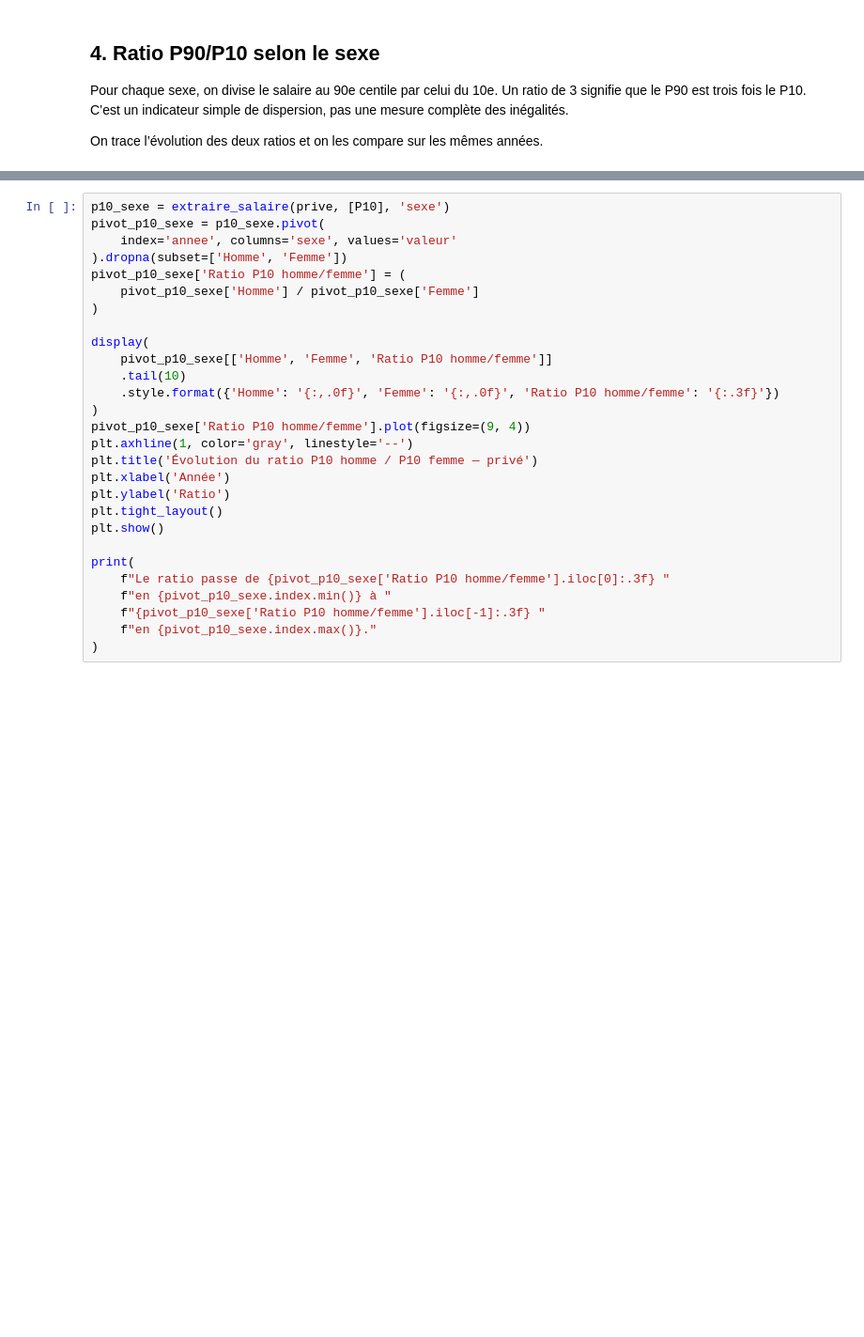
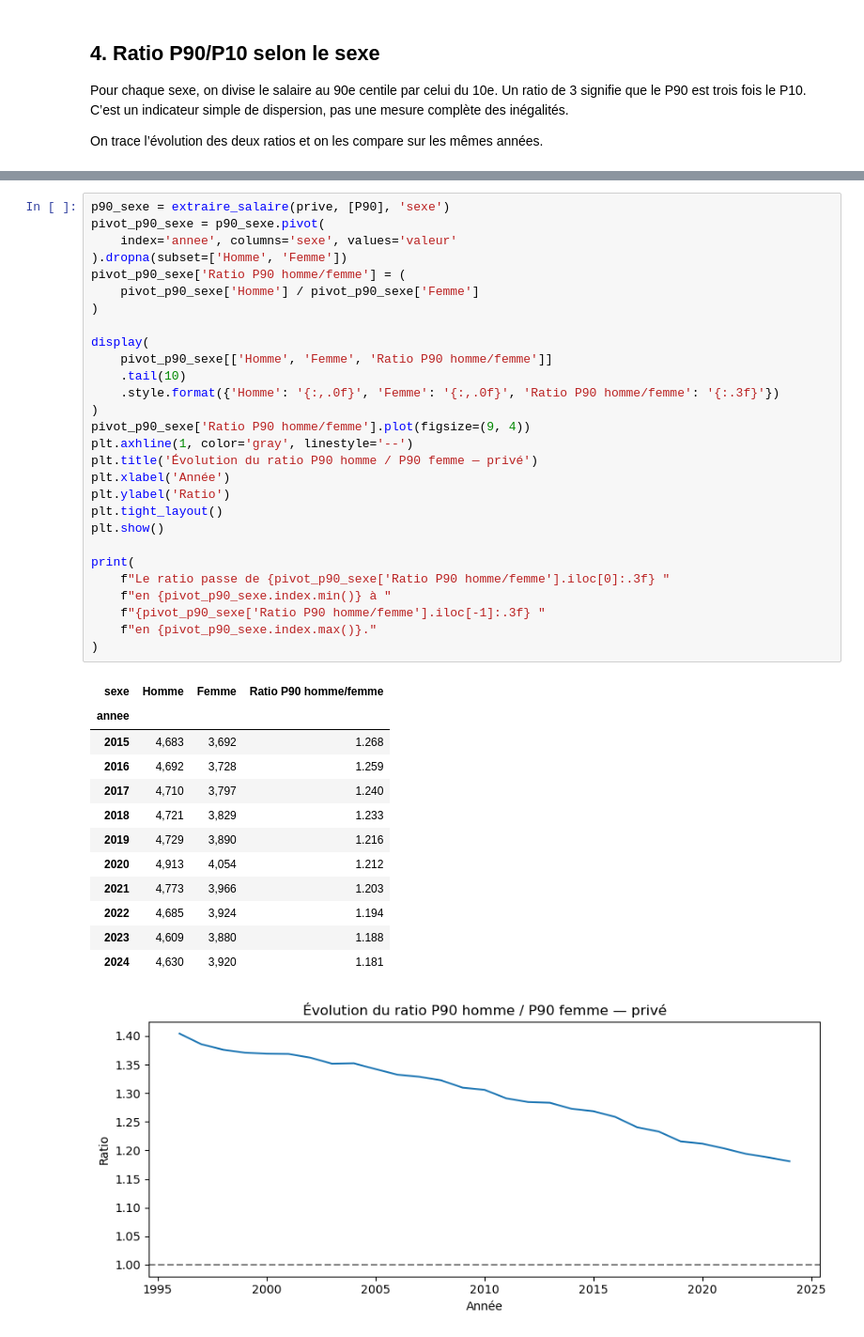
Before and after one commit to YanisY-stack/ProjetPython, a Jupyter notebook: Statistiques_descriptives.ipynb, the cells around one changed output, grey strips where cells are left out. Shown at 94% size. Cells and saved outputs as stored; diff of their text form; blank space fills up the shorter version.

```diff
--- a/Statistiques_descriptives.ipynb
+++ b/Statistiques_descriptives.ipynb
@@ -171,28 +328,42 @@ On compare **P10 homme / P10 femme** au fil du temps. Un ratio de 1 signifie que
 # %%
-p10_sexe = extraire_salaire(prive, [P10], 'sexe')
-pivot_p10_sexe = p10_sexe.pivot(
+p90_sexe = extraire_salaire(prive, [P90], 'sexe')
+pivot_p90_sexe = p90_sexe.pivot(
     index='annee', columns='sexe', values='valeur'
 ).dropna(subset=['Homme', 'Femme'])
-pivot_p10_sexe['Ratio P10 homme/femme'] = (
-    pivot_p10_sexe['Homme'] / pivot_p10_sexe['Femme']
+pivot_p90_sexe['Ratio P90 homme/femme'] = (
+    pivot_p90_sexe['Homme'] / pivot_p90_sexe['Femme']
 )
 
 display(
-    pivot_p10_sexe[['Homme', 'Femme', 'Ratio P10 homme/femme']]
+    pivot_p90_sexe[['Homme', 'Femme', 'Ratio P90 homme/femme']]
     .tail(10)
-    .style.format({'Homme': '{:,.0f}', 'Femme': '{:,.0f}', 'Ratio P10 homme/femme': '{:.3f}'})
+    .style.format({'Homme': '{:,.0f}', 'Femme': '{:,.0f}', 'Ratio P90 homme/femme': '{:.3f}'})
 )
-pivot_p10_sexe['Ratio P10 homme/femme'].plot(figsize=(9, 4))
+pivot_p90_sexe['Ratio P90 homme/femme'].plot(figsize=(9, 4))
 plt.axhline(1, color='gray', linestyle='--')
-plt.title('Évolution du ratio P10 homme / P10 femme — privé')
+plt.title('Évolution du ratio P90 homme / P90 femme — privé')
 plt.xlabel('Année')
 plt.ylabel('Ratio')
 plt.tight_layout()
 plt.show()
 
 print(
-    f"Le ratio passe de {pivot_p10_sexe['Ratio P10 homme/femme'].iloc[0]:.3f} "
-    f"en {pivot_p10_sexe.index.min()} à "
-    f"{pivot_p10_sexe['Ratio P10 homme/femme'].iloc[-1]:.3f} "
-    f"en {pivot_p10_sexe.index.max()}."
+    f"Le ratio passe de {pivot_p90_sexe['Ratio P90 homme/femme'].iloc[0]:.3f} "
+    f"en {pivot_p90_sexe.index.min()} à "
+    f"{pivot_p90_sexe['Ratio P90 homme/femme'].iloc[-1]:.3f} "
+    f"en {pivot_p90_sexe.index.max()}."
 )
+# %% [output]
+| sexe | Homme | Femme | Ratio P90 homme/femme |
+| annee |  |  |  |
+| 2015 | 4,683 | 3,692 | 1.268 |
+| 2016 | 4,692 | 3,728 | 1.259 |
+| 2017 | 4,710 | 3,797 | 1.240 |
+| 2018 | 4,721 | 3,829 | 1.233 |
+| 2019 | 4,729 | 3,890 | 1.216 |
+| 2020 | 4,913 | 4,054 | 1.212 |
+| 2021 | 4,773 | 3,966 | 1.203 |
+| 2022 | 4,685 | 3,924 | 1.194 |
+| 2023 | 4,609 | 3,880 | 1.188 |
+| 2024 | 4,630 | 3,920 | 1.181 |
+[figure, added]
```
Also changed, not shown: parts of 14 cells of this notebook.
